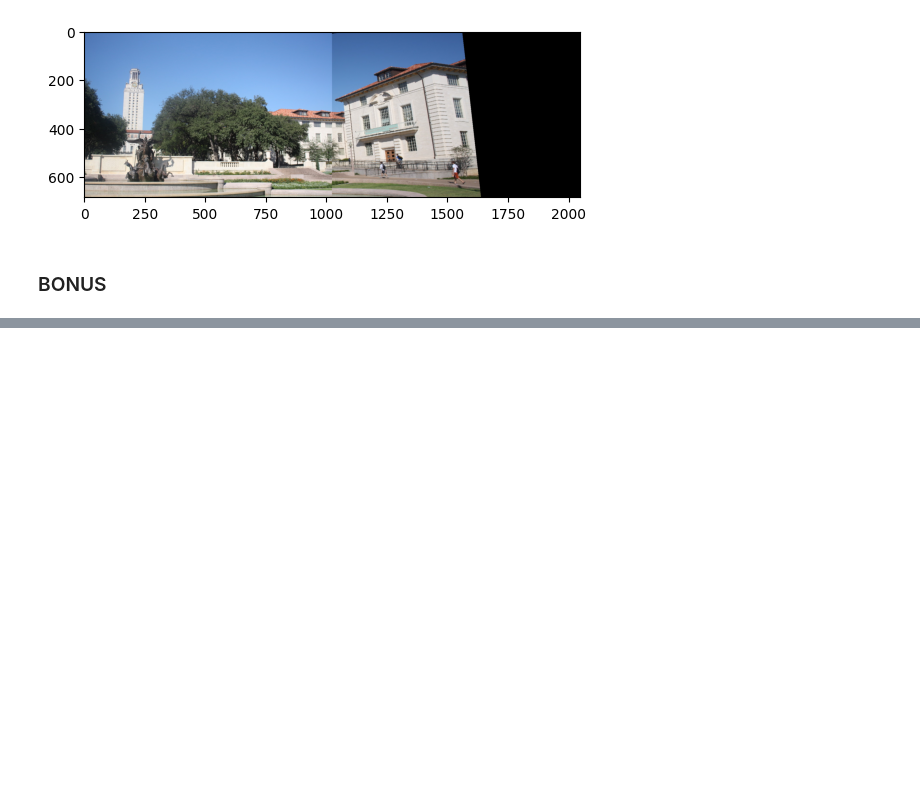
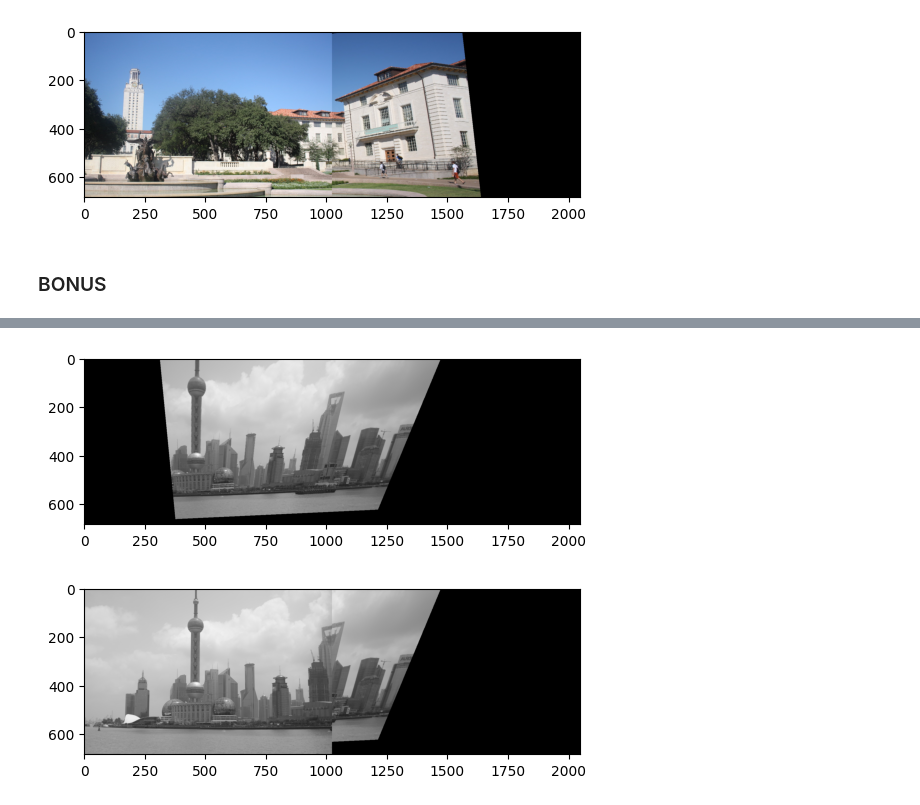
Before and after one commit to MohamedFarid612/Image-Mosaic-Using-homography, a Jupyter notebook: main.ipynb, the cells around one changed output, grey strips where cells are left out. Drawn from its saved outputs; the diff is of its cells as text; code cells hidden in the pictures; blank space fills up the shorter version.

```diff
--- a/main.ipynb
+++ b/main.ipynb
@@ -223,0 +308,11 @@ print(points2)
+# %%
+dst = warp(img3, h).astype(int)
+plt.imshow(dst)
+plt.show()
+dst[0:img5.shape[0], 0:img5.shape[1]] = img5
+print_img(dst, title = 'Final output')
+
+# make new matrix and fill black pixels in dst by pixels in img5
+# %% [output]
+[figure, added]
+[figure, added]
```
Also changed, not shown: parts of 6 cells of this notebook, 1 other file.
